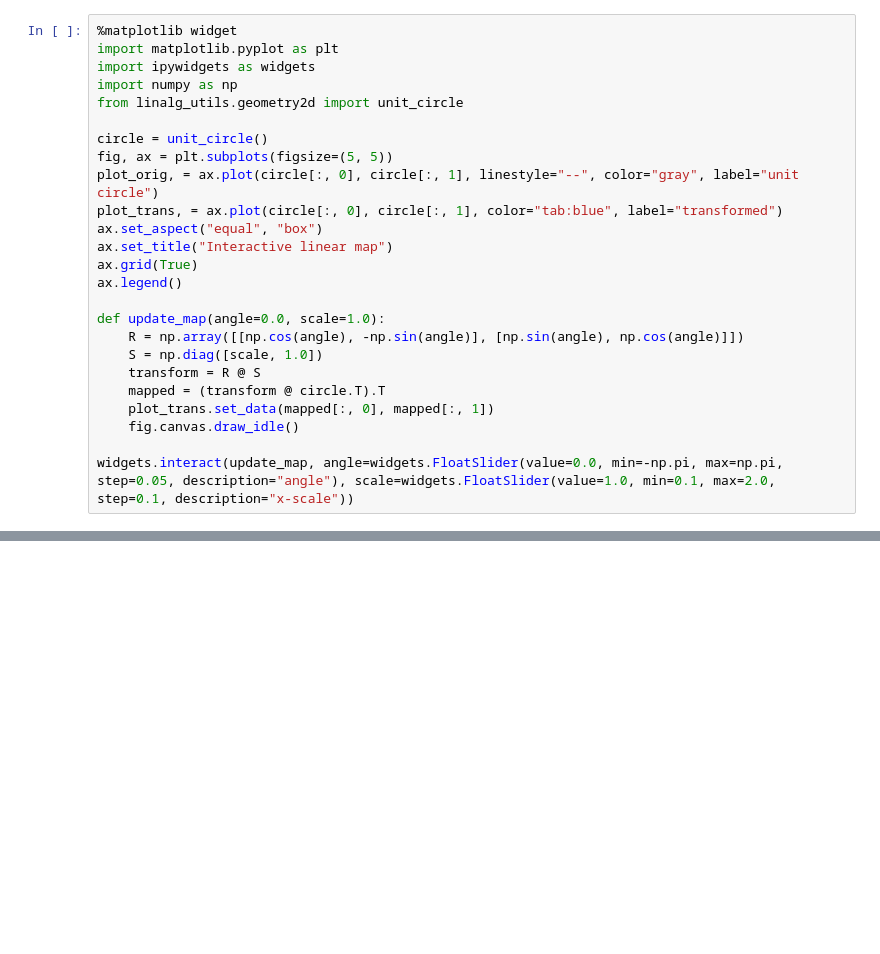
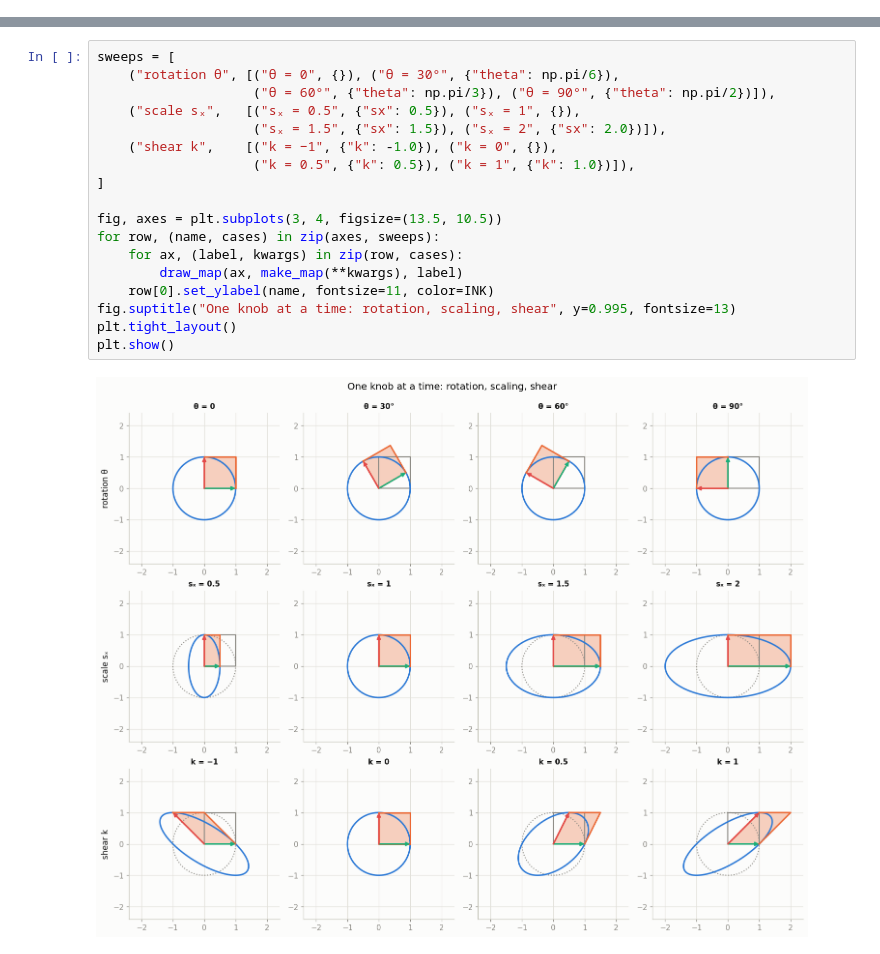
Before and after one commit to DiogoRibeiro7/linear-algebra-with-python, a Jupyter notebook: notebooks/08_interactive_linear_maps.ipynb, the cells around one changed output, grey strips where cells are left out. Drawn from its saved outputs; the diff is of its cells as text; blank space fills up the shorter version.

```diff
--- a/notebooks/08_interactive_linear_maps.ipynb
+++ b/notebooks/08_interactive_linear_maps.ipynb
@@ -8,25 +0,0 @@ Use sliders to adjust rotation and scaling and see how the unit circle deforms i
-# %%
-%matplotlib widget
-import matplotlib.pyplot as plt
-import ipywidgets as widgets
-import numpy as np
-from linalg_utils.geometry2d import unit_circle
-
-circle = unit_circle()
-fig, ax = plt.subplots(figsize=(5, 5))
-plot_orig, = ax.plot(circle[:, 0], circle[:, 1], linestyle="--", color="gray", label="unit circle")
-plot_trans, = ax.plot(circle[:, 0], circle[:, 1], color="tab:blue", label="transformed")
-ax.set_aspect("equal", "box")
-ax.set_title("Interactive linear map")
-ax.grid(True)
-ax.legend()
-
-def update_map(angle=0.0, scale=1.0):
-    R = np.array([[np.cos(angle), -np.sin(angle)], [np.sin(angle), np.cos(angle)]])
-    S = np.diag([scale, 1.0])
-    transform = R @ S
-    mapped = (transform @ circle.T).T
-    plot_trans.set_data(mapped[:, 0], mapped[:, 1])
-    fig.canvas.draw_idle()
-
-widgets.interact(update_map, angle=widgets.FloatSlider(value=0.0, min=-np.pi, max=np.pi, step=0.05, description="angle"), scale=widgets.FloatSlider(value=1.0, min=0.1, max=2.0, step=0.1, description="x-scale"))
@@ -32,0 +140,20 @@ widgets.interact(update_map, angle=widgets.FloatSlider(value=0.0, min=-np.pi, ma
+# %%
+sweeps = [
+    ("rotation θ", [("θ = 0", {}), ("θ = 30°", {"theta": np.pi/6}),
+                    ("θ = 60°", {"theta": np.pi/3}), ("θ = 90°", {"theta": np.pi/2})]),
+    ("scale sₓ",   [("sₓ = 0.5", {"sx": 0.5}), ("sₓ = 1", {}),
+                    ("sₓ = 1.5", {"sx": 1.5}), ("sₓ = 2", {"sx": 2.0})]),
+    ("shear k",    [("k = −1", {"k": -1.0}), ("k = 0", {}),
+                    ("k = 0.5", {"k": 0.5}), ("k = 1", {"k": 1.0})]),
+]
+
+fig, axes = plt.subplots(3, 4, figsize=(13.5, 10.5))
+for row, (name, cases) in zip(axes, sweeps):
+    for ax, (label, kwargs) in zip(row, cases):
+        draw_map(ax, make_map(**kwargs), label)
+    row[0].set_ylabel(name, fontsize=11, color=INK)
+fig.suptitle("One knob at a time: rotation, scaling, shear", y=0.995, fontsize=13)
+plt.tight_layout()
+plt.show()
+# %% [output]
+[figure, added]
```
Also changed, not shown: parts of 13 cells of this notebook, 7 other files.
